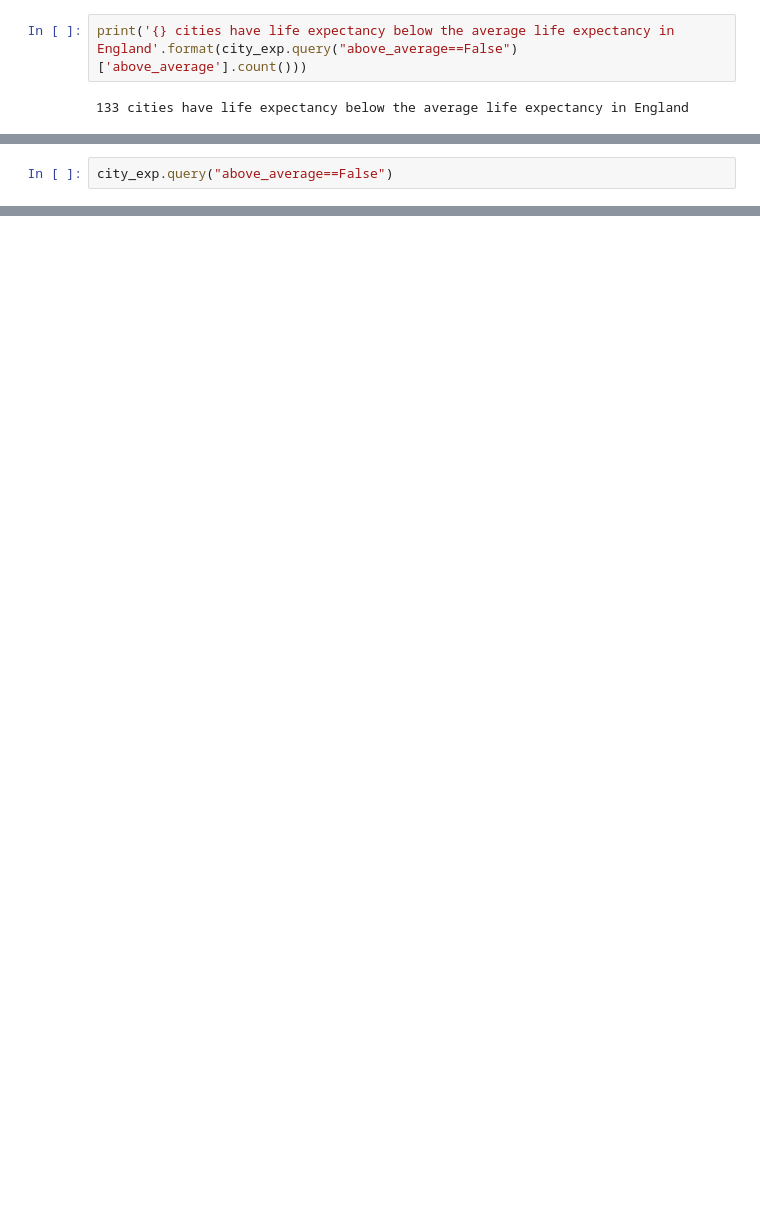
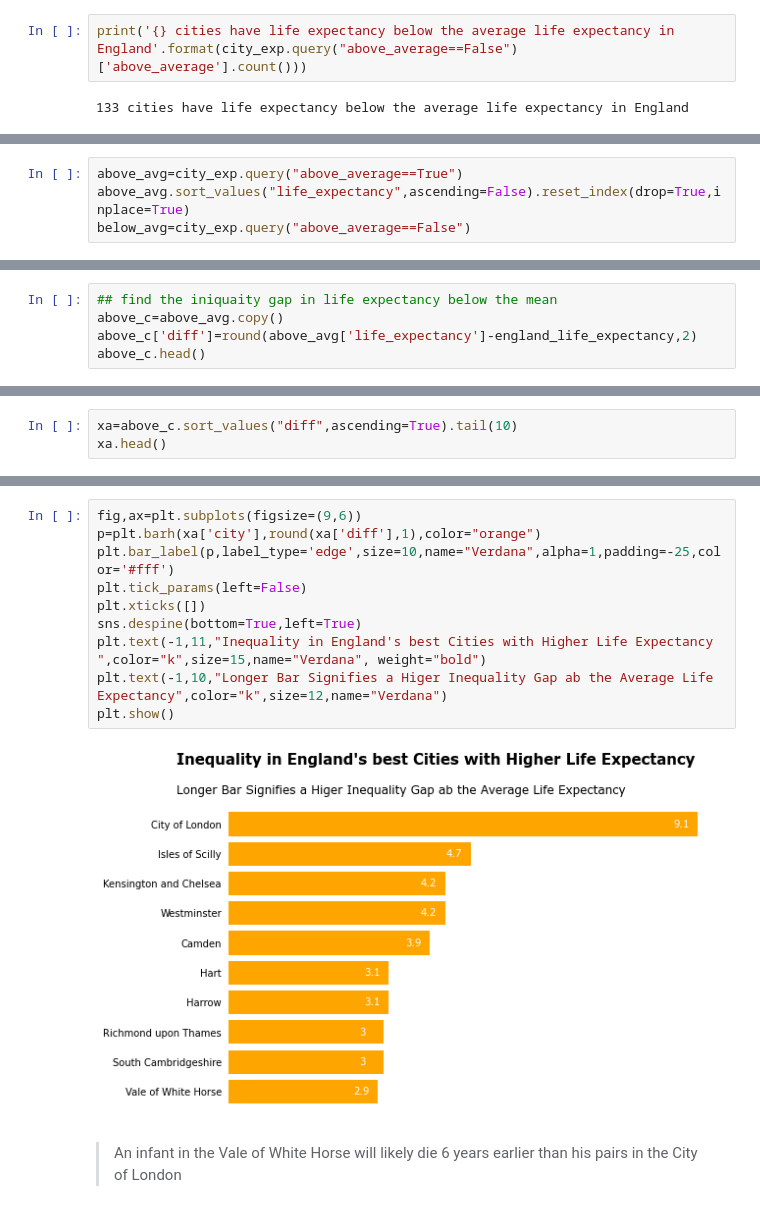
Before and after one commit to Biob-scientist/Inequalities-in-Health-in-England, a Jupyter notebook: main.ipynb, the cells around one changed output, grey strips where cells are left out. Drawn from its saved outputs; the diff is of its cells as text; blank space fills up the shorter version.

```diff
--- a/main.ipynb
+++ b/main.ipynb
@@ -411,2 +433,4 @@ Name: above_average, dtype: int64
 # %%
-city_exp.query("above_average==False")
+above_avg=city_exp.query("above_average==True")
+above_avg.sort_values("life_expectancy",ascending=False).reset_index(drop=True,inplace=True)
+below_avg=city_exp.query("above_average==False")
@@ -430,0 +491,5 @@ import plotly
+# %%
+## find the iniquaity gap in life expectancy below the mean
+above_c=above_avg.copy()
+above_c['diff']=round(above_avg['life_expectancy']-england_life_expectancy,2)
+above_c.head()
@@ -430,0 +505,3 @@ import plotly
+# %%
+xa=above_c.sort_values("diff",ascending=True).tail(10)
+xa.head()
@@ -430,0 +515,14 @@ import plotly
+# %%
+fig,ax=plt.subplots(figsize=(9,6))
+p=plt.barh(xa['city'],round(xa['diff'],1),color="orange")
+plt.bar_label(p,label_type='edge',size=10,name="Verdana",alpha=1,padding=-25,color='#fff')
+plt.tick_params(left=False)
+plt.xticks([])
+sns.despine(bottom=True,left=True)
+plt.text(-1,11,"Inequality in England's best Cities with Higher Life Expectancy  ",color="k",size=15,name="Verdana", weight="bold")
+plt.text(-1,10,"Longer Bar Signifies a Higer Inequality Gap ab the Average Life Expectancy",color="k",size=12,name="Verdana")
+plt.show()
+# %% [output]
+[figure, added]
+# %% [markdown]
+>An infant in the Vale of White Horse will likely die 6 years earlier than his pairs in the City of London
```
Also changed, not shown: parts of 75 cells of this notebook, 1 other file.
